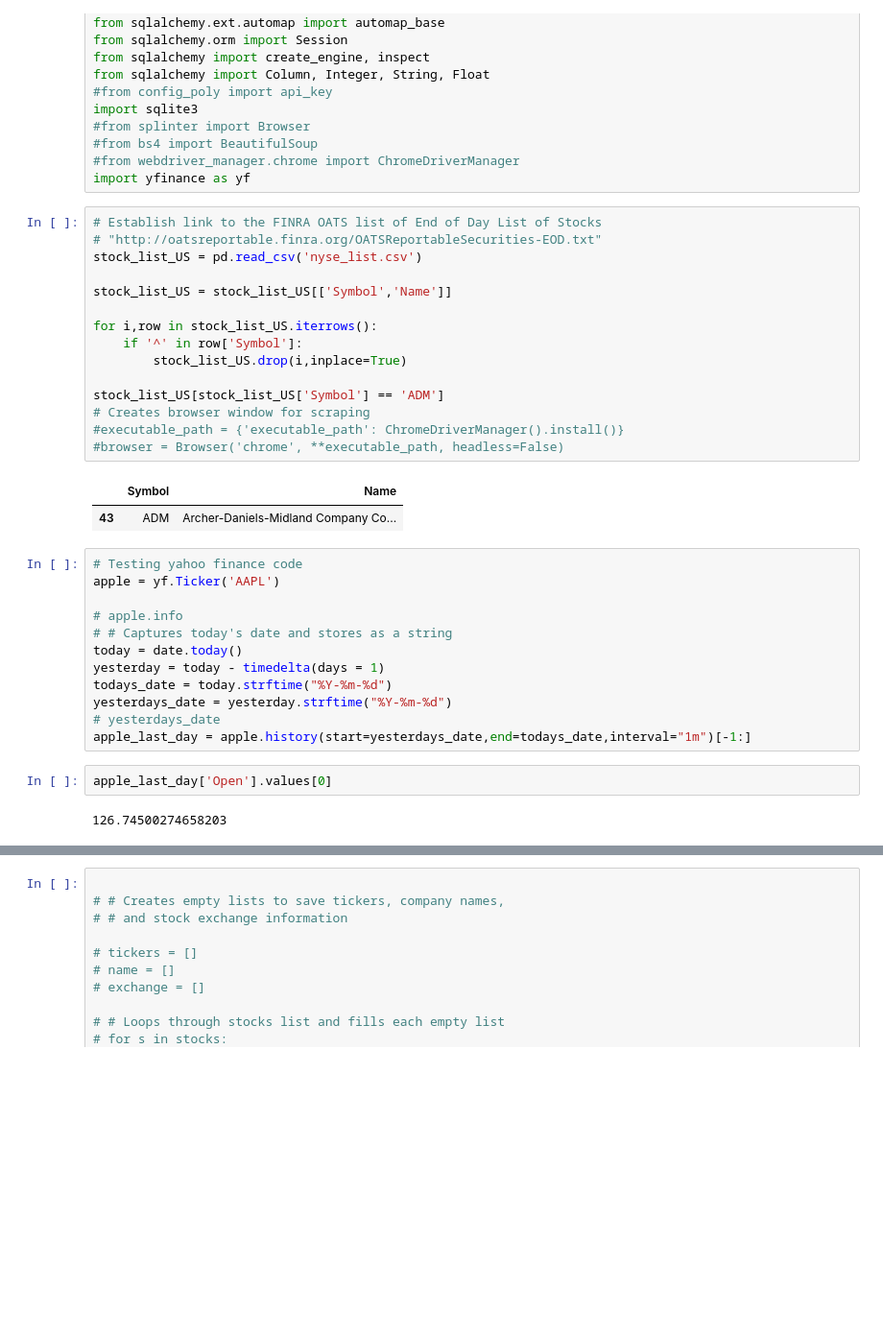
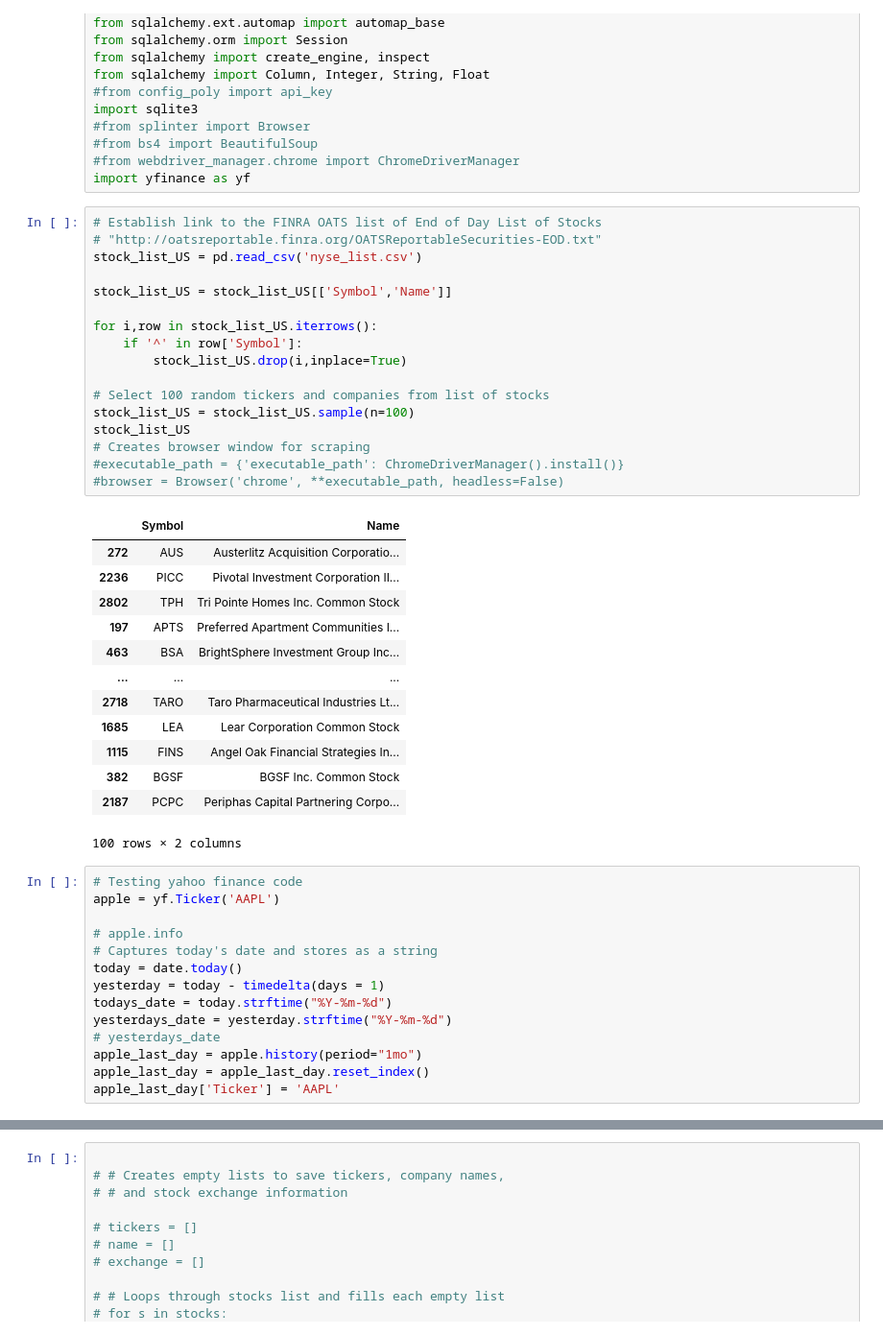
Before and after one commit to emjasmine/TeamMoneyPenny-ML, a Jupyter notebook: API_Calls.ipynb, the cells around one changed output, grey strips where cells are left out. Shown at 96% size. Drawn from its saved outputs; the diff is of its cells as text; blank space fills up the shorter version.

```diff
--- a/API_Calls.ipynb
+++ b/API_Calls.ipynb
@@ -25,35 +25,46 @@ import yfinance as yf
 # %%
 # Establish link to the FINRA OATS list of End of Day List of Stocks
 # "http://oatsreportable.finra.org/OATSReportableSecurities-EOD.txt"
 stock_list_US = pd.read_csv('nyse_list.csv')
 
 stock_list_US = stock_list_US[['Symbol','Name']]
 
 for i,row in stock_list_US.iterrows():
     if '^' in row['Symbol']:
         stock_list_US.drop(i,inplace=True)
 
-stock_list_US[stock_list_US['Symbol'] == 'ADM']
+# Select 100 random tickers and companies from list of stocks
+stock_list_US = stock_list_US.sample(n=100)
+stock_list_US
 # Creates browser window for scraping
 #executable_path = {'executable_path': ChromeDriverManager().install()}
 #browser = Browser('chrome', **executable_path, headless=False)
 # %% [output]
 |  | Symbol | Name |
-| 43 | ADM | Archer-Daniels-Midland Company Co... |
+| 272 | AUS | Austerlitz Acquisition Corporatio... |
+| 2236 | PICC | Pivotal Investment Corporation II... |
+| 2802 | TPH | Tri Pointe Homes Inc. Common Stock |
+| 197 | APTS | Preferred Apartment Communities I... |
+| 463 | BSA | BrightSphere Investment Group Inc... |
+| ... | ... | ... |
+| 2718 | TARO | Taro Pharmaceutical Industries Lt... |
+| 1685 | LEA | Lear Corporation Common Stock |
+| 1115 | FINS | Angel Oak Financial Strategies In... |
+| 382 | BGSF | BGSF Inc. Common Stock |
+| 2187 | PCPC | Periphas Capital Partnering Corpo... |
+100 rows × 2 columns
 # %%
 # Testing yahoo finance code
 apple = yf.Ticker('AAPL')
 
 # apple.info
-# # Captures today's date and stores as a string
+# Captures today's date and stores as a string
 today = date.today()
 yesterday = today - timedelta(days = 1)
 todays_date = today.strftime("%Y-%m-%d")
 yesterdays_date = yesterday.strftime("%Y-%m-%d")
 # yesterdays_date
-apple_last_day = apple.history(start=yesterdays_date,end=todays_date,interval="1m")[-1:]
+apple_last_day = apple.history(period="1mo")
+apple_last_day = apple_last_day.reset_index()
+apple_last_day['Ticker'] = 'AAPL'
-# %%
-apple_last_day['Open'].values[0]
-# %% [output]
-126.74500274658203
 # %%
```
Also changed, not shown: parts of 7 cells of this notebook, 24 other files.
